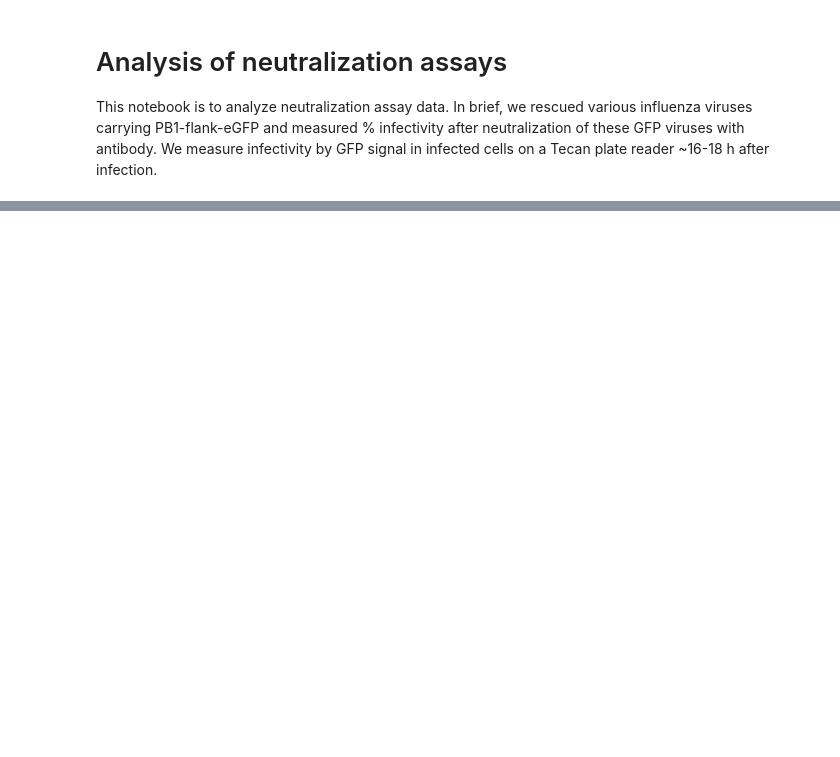
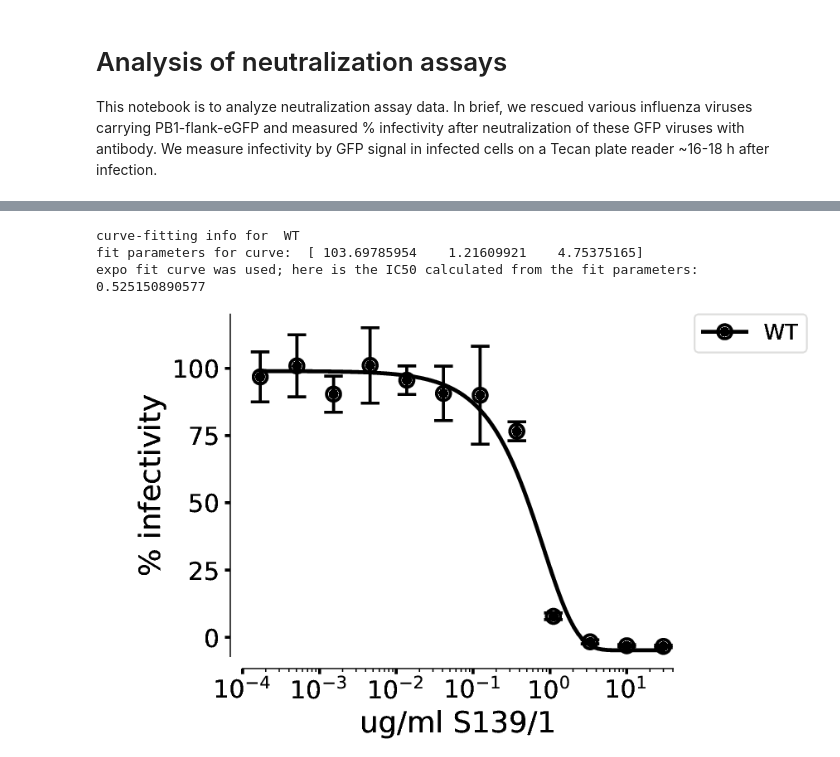
Before and after one commit to jbloomlab/HA_antibody_ease_of_escape, a Jupyter notebook: neutralization_assays/NeutralizationCurves.ipynb, the cells around one changed output, grey strips where cells are left out. Drawn from its saved outputs; the diff is of its cells as text; code cells hidden in the pictures; blank space fills up the shorter version.

```diff
--- a/neutralization_assays/NeutralizationCurves.ipynb
+++ b/neutralization_assays/NeutralizationCurves.ipynb
@@ -30,0 +280,27 @@ H17L19_data = pd.read_csv('{0}/20170502_H17-L19_WTneutralizationassay.csv'.forma
+# %%
+#Plotting neutralization curve for S139/1
+mut = ['WT']
+color_cycle = ['k']
+style_cycle = ['solid']
+fit_cycle = [expo]
+fmt_cycle = ['o']
+
+PlotNeutralizationCurves(S139_data, 'ug/ml_S139',
+                         mut,
+                         './plots/S139_WT_neutralization.pdf',
+                         color_cycle=color_cycle,
+                         style_cycle=style_cycle,
+                         fit_cycle=fit_cycle,
+                         fmt_cycle=fmt_cycle,
+                         linewidth = 2.5,
+                         fit_curve = True,
+                         verbose = True,
+                         x_lim =[1E-4,40], y_lim = [-7,120],
+                         x_label_override='ug/ml S139/1')
+
+showPDF('./plots/S139_WT_neutralization.pdf')
+# %% [output]
+curve-fitting info for  WT
+fit parameters for curve:  [ 103.69785954    1.21609921    4.75375165]
+expo fit curve was used; here is the IC50 calculated from the fit parameters:  0.525150890577
+[figure, added]
```
Also changed, not shown: parts of 17 cells of this notebook, 20 other files.
